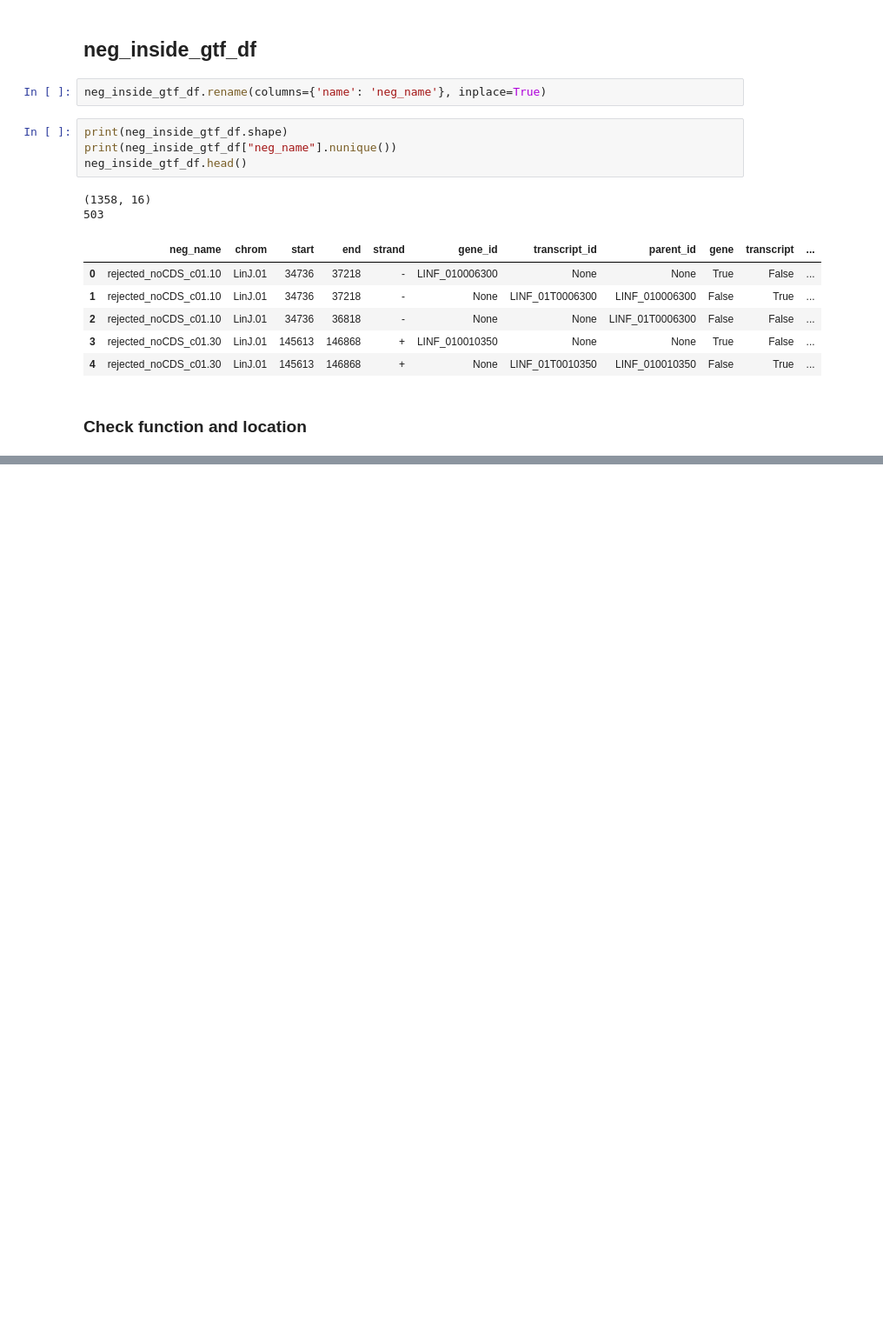
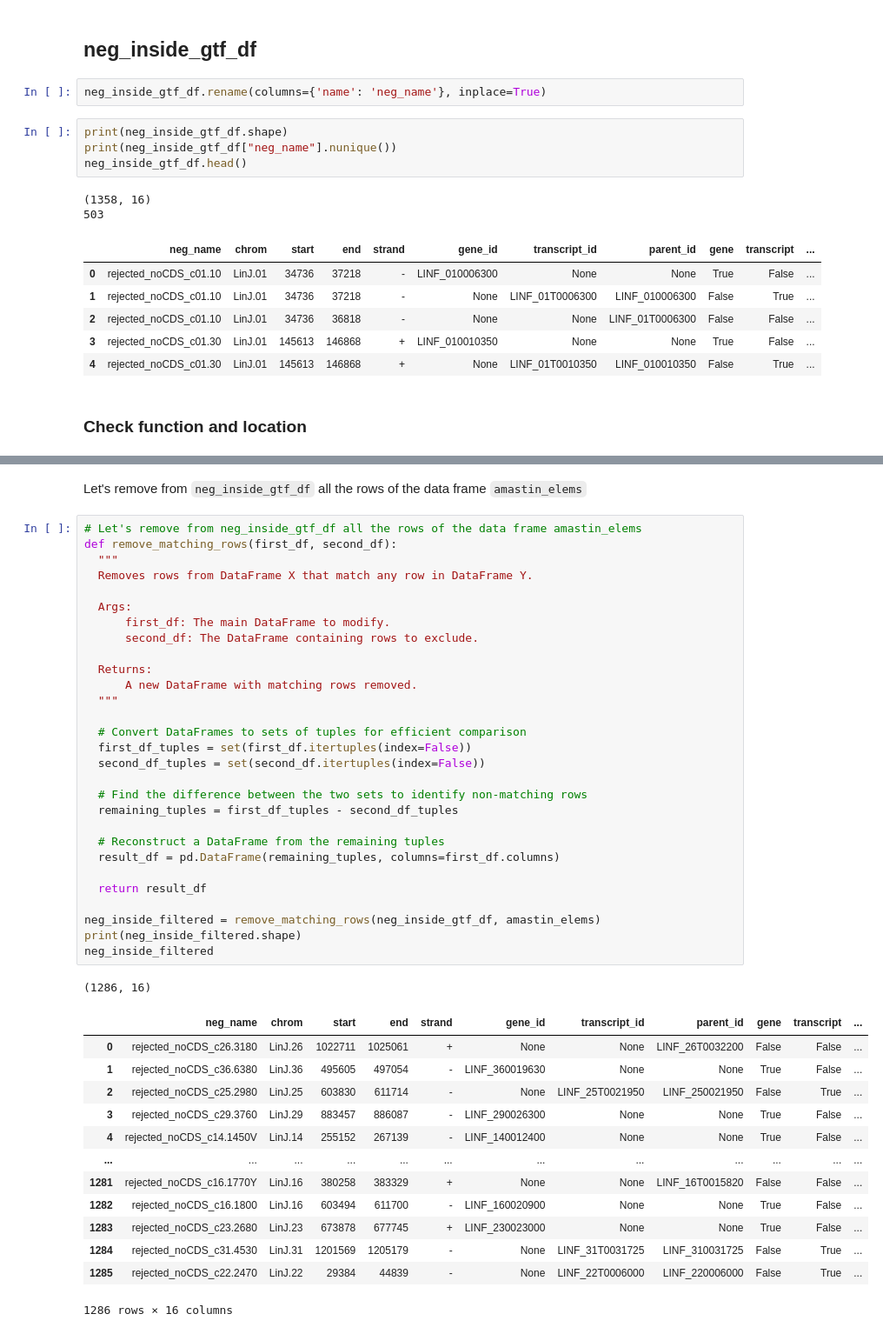
Before and after one commit to Viskuit/Test_BEDOPS, a Jupyter notebook: 25.Negative_analysis/1.NEGATIVE_location_Analysis.ipynb, the cells around one changed output, grey strips where cells are left out. Shown at 87% size. Cells and saved outputs as stored; diff of their text form; blank space fills up the shorter version.

```diff
--- a/25.Negative_analysis/1.NEGATIVE_location_Analysis.ipynb
+++ b/25.Negative_analysis/1.NEGATIVE_location_Analysis.ipynb
@@ -1441,0 +1044,46 @@ go_total
+# %% [markdown]
+Let's remove from `neg_inside_gtf_df` all the rows of the data frame `amastin_elems`
+# %%
+# Let's remove from neg_inside_gtf_df all the rows of the data frame amastin_elems
+def remove_matching_rows(first_df, second_df):
+  """
+  Removes rows from DataFrame X that match any row in DataFrame Y.
+
+  Args:
+      first_df: The main DataFrame to modify.
+      second_df: The DataFrame containing rows to exclude.
+
+  Returns:
+      A new DataFrame with matching rows removed.
+  """
+
+  # Convert DataFrames to sets of tuples for efficient comparison
+  first_df_tuples = set(first_df.itertuples(index=False))
+  second_df_tuples = set(second_df.itertuples(index=False))
+
+  # Find the difference between the two sets to identify non-matching rows
+  remaining_tuples = first_df_tuples - second_df_tuples
+
+  # Reconstruct a DataFrame from the remaining tuples
+  result_df = pd.DataFrame(remaining_tuples, columns=first_df.columns)
+
+  return result_df
+
+neg_inside_filtered = remove_matching_rows(neg_inside_gtf_df, amastin_elems)
+print(neg_inside_filtered.shape)
+neg_inside_filtered
+# %% [output]
+(1286, 16)
+|  | neg_name | chrom | start | end | strand | gene_id | transcript_id | parent_id | gene | transcript | ... |
+| 0 | rejected_noCDS_c26.3180 | LinJ.26 | 1022711 | 1025061 | + | None | None | LINF_26T0032200 | False | False | ... |
+| 1 | rejected_noCDS_c36.6380 | LinJ.36 | 495605 | 497054 | - | LINF_360019630 | None | None | True | False | ... |
+| 2 | rejected_noCDS_c25.2980 | LinJ.25 | 603830 | 611714 | - | None | LINF_25T0021950 | LINF_250021950 | False | True | ... |
+| 3 | rejected_noCDS_c29.3760 | LinJ.29 | 883457 | 886087 | - | LINF_290026300 | None | None | True | False | ... |
+| 4 | rejected_noCDS_c14.1450V | LinJ.14 | 255152 | 267139 | - | LINF_140012400 | None | None | True | False | ... |
+| ... | ... | ... | ... | ... | ... | ... | ... | ... | ... | ... | ... |
+| 1281 | rejected_noCDS_c16.1770Y | LinJ.16 | 380258 | 383329 | + | None | None | LINF_16T0015820 | False | False | ... |
+| 1282 | rejected_noCDS_c16.1800 | LinJ.16 | 603494 | 611700 | - | LINF_160020900 | None | None | True | False | ... |
+| 1283 | rejected_noCDS_c23.2680 | LinJ.23 | 673878 | 677745 | + | LINF_230023000 | None | None | True | False | ... |
+| 1284 | rejected_noCDS_c31.4530 | LinJ.31 | 1201569 | 1205179 | - | None | LINF_31T0031725 | LINF_310031725 | False | True | ... |
+| 1285 | rejected_noCDS_c22.2470 | LinJ.22 | 29384 | 44839 | - | None | LINF_22T0006000 | LINF_220006000 | False | True | ... |
+1286 rows × 16 columns
```
Also changed, not shown: parts of 69 cells of this notebook, 4 other files.
